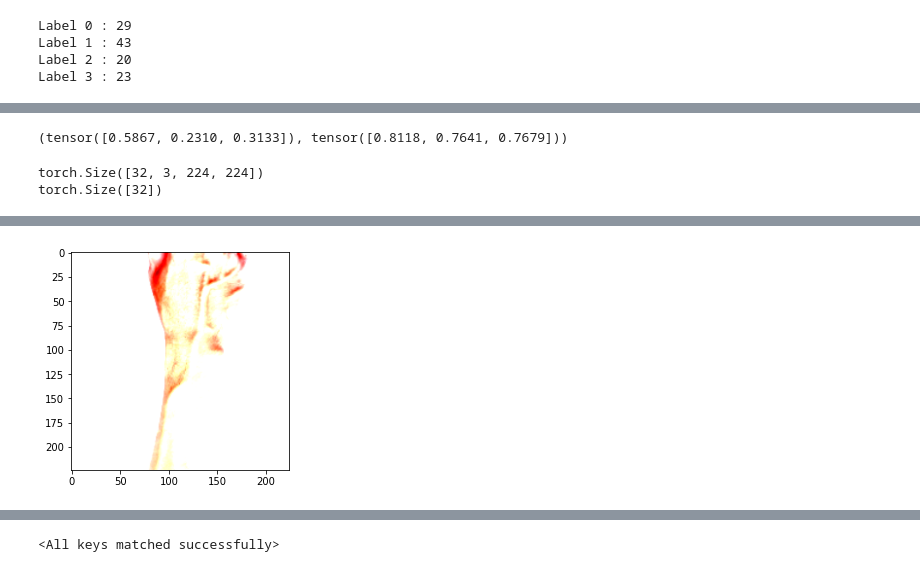
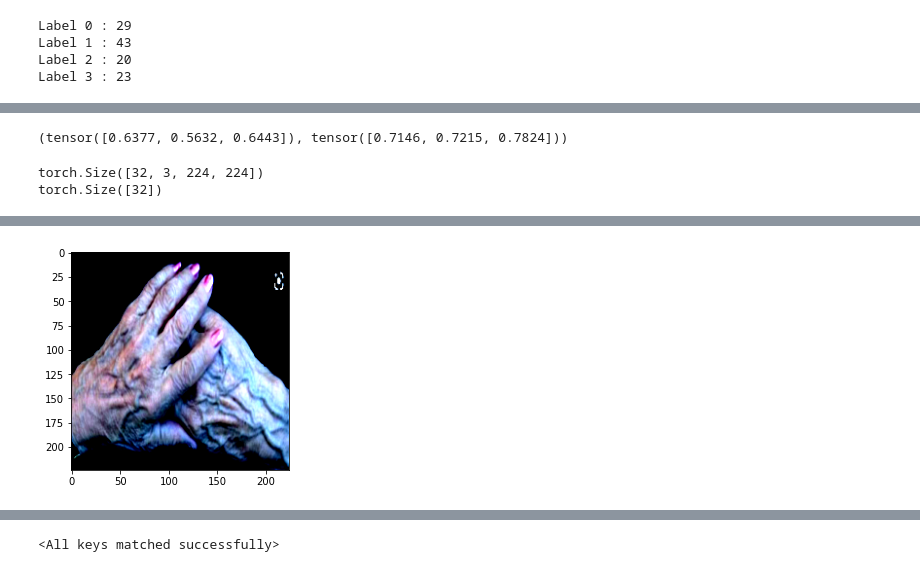
Before and after one commit to sandersen007/ENSF645_Assignment2, a Jupyter notebook: ENSF645_A2.ipynb, the cells around one changed output, grey strips where cells are left out. Saved outputs shown, nothing was run; the diff lists cells and outputs as text; code cells hidden in the pictures.

```diff
--- a/ENSF645_A2.ipynb
+++ b/ENSF645_A2.ipynb
@@ -120,7 +124,7 @@ class TorchVisionDataset(Dataset):
 # %%
-images = glob.glob("images/*/*")
+images = glob.glob("/content/drive/MyDrive/ENSF645_Assign2/*/*")
 images = np.array(images)
-labels = np.array([f.split("\\")[-2] for f in images])
+labels = np.array([f.split("/")[-2] for f in images])
 print(len(images))
 print(labels.size)
 print(images[0])
@@ -149,7 +153,7 @@ Label 1 : 43
 Label 2 : 20
 Label 3 : 23
 # %%
-sss = StratifiedShuffleSplit(n_splits = 1, test_size= 0.25, random_state=100)
+sss = StratifiedShuffleSplit(n_splits = 1, test_size= 0.2, random_state=10)
 sss.get_n_splits(images,labels_int)
 dev_index, test_index = next(sss.split(images,labels_int))
 
@@ -159,7 +163,7 @@ dev_labels = labels_int[dev_index]
 test_images = images[test_index]
 test_labels = labels_int[test_index]
 # %%
-sss2 = StratifiedShuffleSplit(n_splits = 1, test_size= 0.25, random_state=100)
+sss2 = StratifiedShuffleSplit(n_splits = 1, test_size= 0.2, random_state=10)
 sss2.get_n_splits(dev_images,dev_labels)
 train_index, val_index = next(sss2.split(dev_images,dev_labels))
 
@@ -192,3 +187,11 @@ torchvision_transform_test = pretrained_weights.transforms()
+# %%
+torchvision_transform = transforms.Compose([transforms.Resize((224,224)),\
+    transforms.RandomHorizontalFlip(), transforms.RandomVerticalFlip(),
+    transforms.ToTensor(),transforms.ConvertImageDtype(torch.float),transforms.Normalize(mean = [0.4120, 0.3768, 0.3407],std = [0.2944,0.2759,0.2598])])
+
+
+torchvision_transform_test = transforms.Compose([transforms.Resize((224,224)),\
+    transforms.ToTensor(),transforms.ConvertImageDtype(torch.float),transforms.Normalize(mean = [0.4120, 0.3768, 0.3407],std = [0.2944,0.2759,0.2598])])
 # %%
 train_dataset = TorchVisionDataset(train_set, transform=torchvision_transform)
 val_dataset = TorchVisionDataset(val_set, transform=torchvision_transform)
@@ -216,7 +219,7 @@ def get_dataset_stats(data_loader):
 # %%
 print(get_dataset_stats(trainloader))
 # %% [output]
-(tensor([0.5867, 0.2310, 0.3133]), tensor([0.8118, 0.7641, 0.7679]))
+(tensor([0.6377, 0.5632, 0.6443]), tensor([0.7146, 0.7215, 0.7824]))
 # %%
 train_iterator = iter(trainloader)
 train_batch = next(train_iterator)
@@ -228,6 +231,6 @@ torch.Size([32, 3, 224, 224])
 torch.Size([32])
 # %%
 plt.figure()
-plt.imshow(train_batch[0].numpy()[4].transpose(1,2,0))
+plt.imshow(train_batch[0].numpy()[1].transpose(1,2,0))
 plt.show()
 # %% [output]
@@ -235,2 +238,2 @@ Clipping input data to the valid range for imshow with RGB data ([0..1] for floa
-[figure, old version]
+[figure, new version]
 # %%
```
Also changed, not shown: parts of 18 cells of this notebook.
